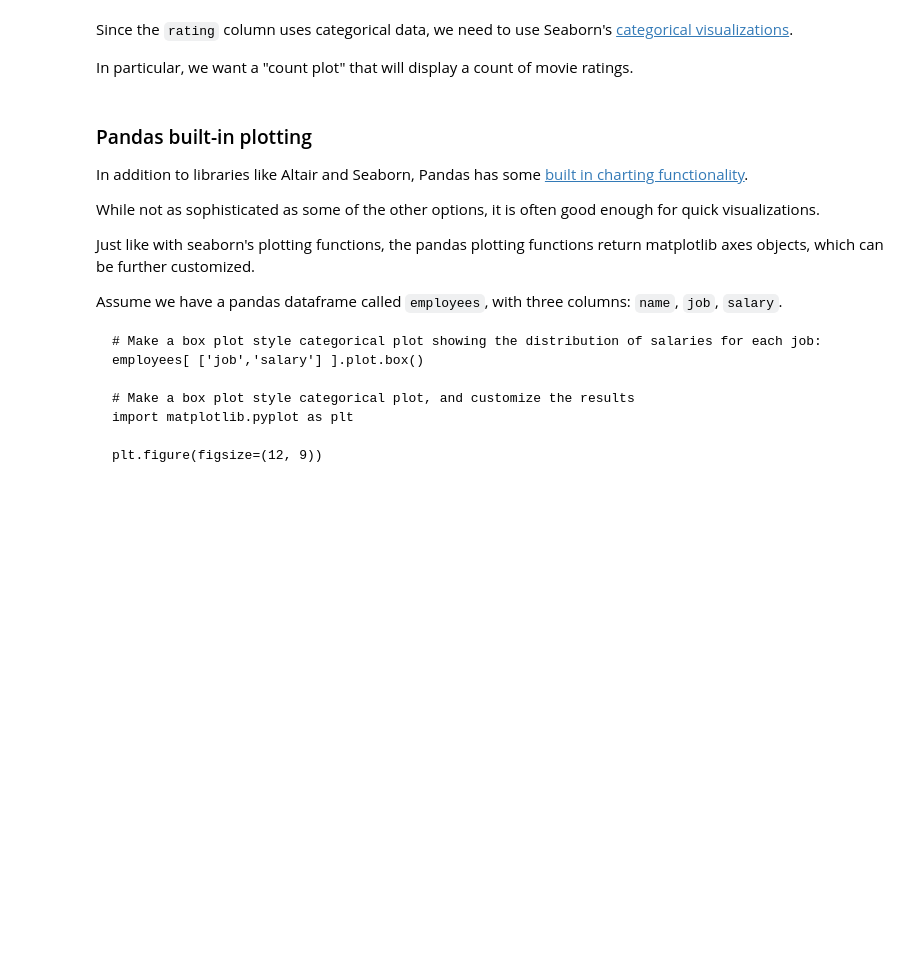
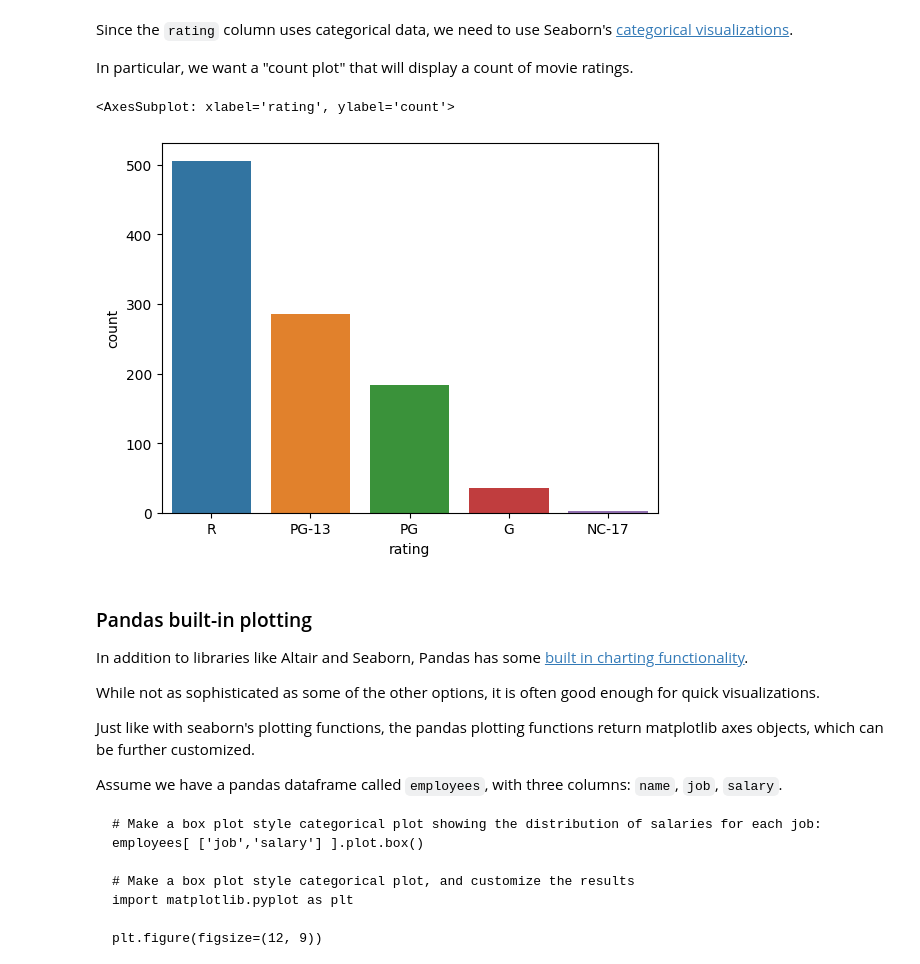
Before and after one commit to Ortega-Dan/machineLearningStart, a Jupyter notebook: w01/Exploration_01.ipynb, the cells around one changed output. Drawn from its saved outputs; the diff is of its cells as text; code cells hidden in the pictures; blank space fills up the shorter version.

```diff
--- a/w01/Exploration_01.ipynb
+++ b/w01/Exploration_01.ipynb
@@ -235,6 +242,10 @@ Since the `rating` column uses categorical data, we need to use Seaborn's [categ
 In particular, we want a "count plot" that will display a count of movie ratings.
 # %%
 # Use seaborn to create a count plot comparing the count of each movie rating
+sns.countplot(x=mpaaMovies["rating"])
+# %% [output]
+<AxesSubplot: xlabel='rating', ylabel='count'>
+[figure, added]
 # %% [markdown]
 ### Pandas built-in plotting
 In addition to libraries like Altair and Seaborn, Pandas has some [built in charting functionality](https://pandas.pydata.org/docs/getting_started/intro_tutorials/04_plotting.html).
```
Also changed, not shown: parts of 2 cells of this notebook, 1 other file.
